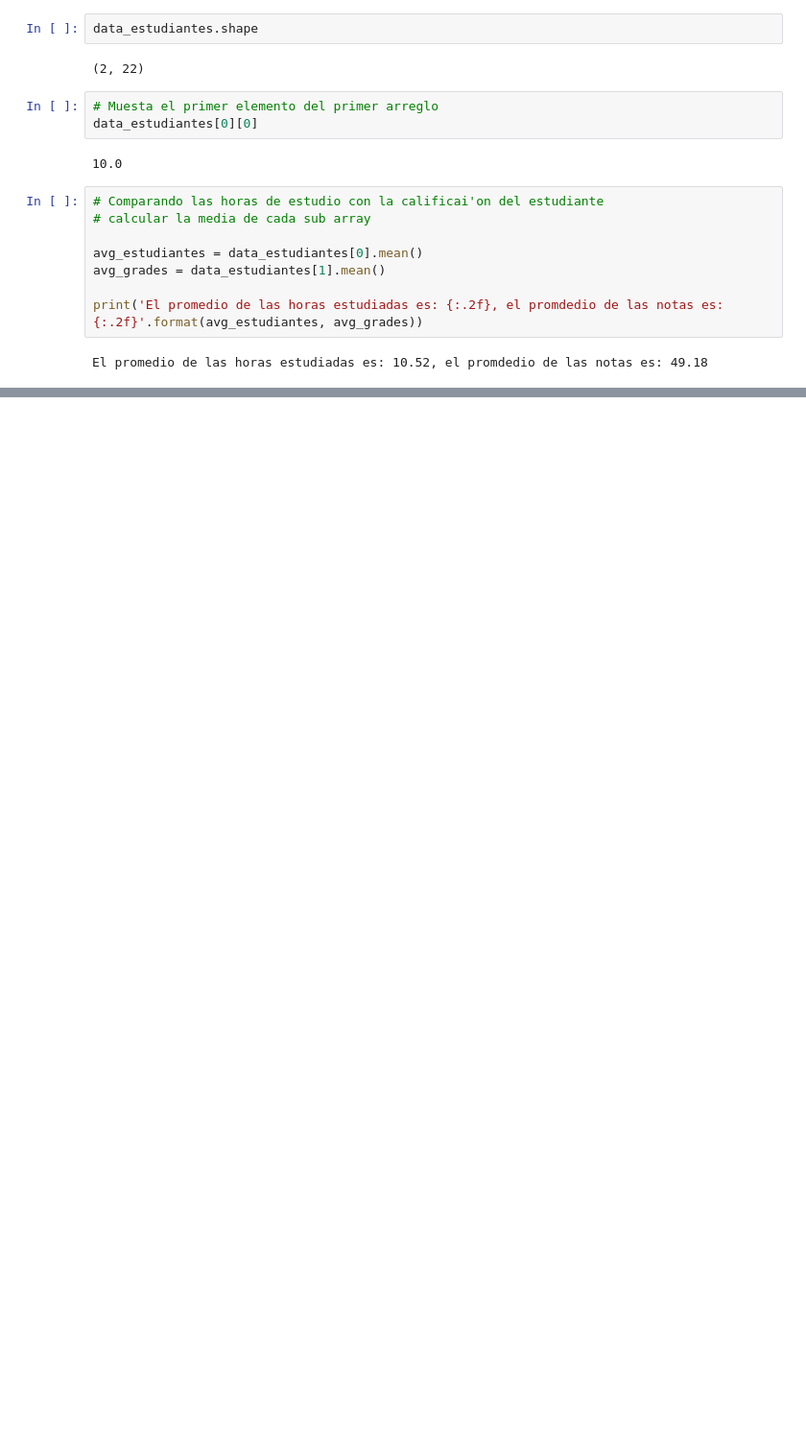
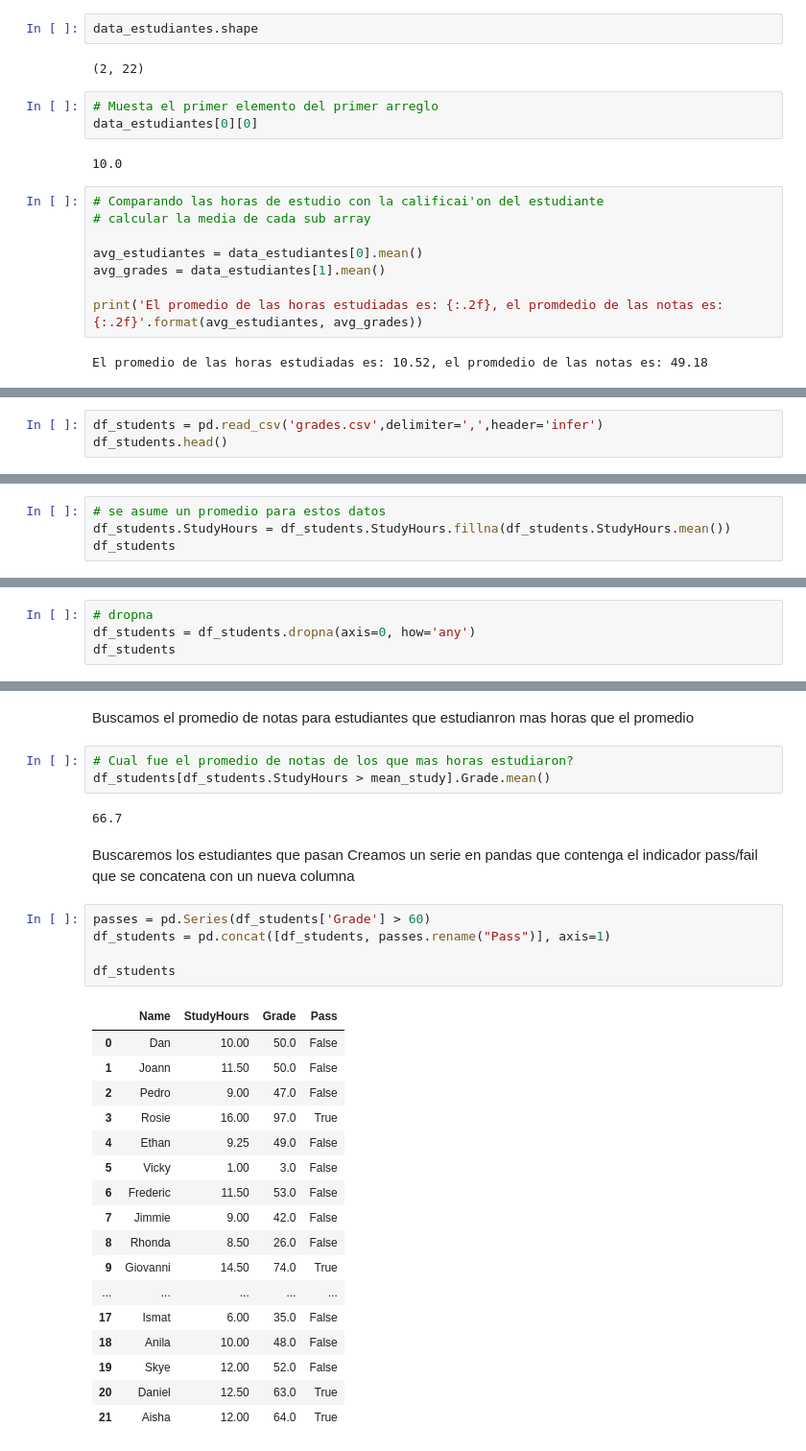
Before and after one commit to ManuelPimienta/Exploraci-n-y-an-lisis-de-datos-con-Python, a Jupyter notebook: Jupyter_files/Data_arrays_Numpy.ipynb, the cells around one changed output, grey strips where cells are left out. Shown at 96% size. Drawn from its saved outputs; the diff is of its cells as text; blank space fills up the shorter version.

Commit message:
Terminacion ejemplo dataframe

```diff
--- a/Jupyter_files/Data_arrays_Numpy.ipynb
+++ b/Jupyter_files/Data_arrays_Numpy.ipynb
@@ -41,0 +133,3 @@ El promedio de las horas estudiadas es: 10.52, el promdedio de las notas es: 49.
+# %%
+df_students = pd.read_csv('grades.csv',delimiter=',',header='infer')
+df_students.head()
@@ -41,0 +158,4 @@ El promedio de las horas estudiadas es: 10.52, el promdedio de las notas es: 49.
+# %%
+# se asume un promedio para estos datos
+df_students.StudyHours = df_students.StudyHours.fillna(df_students.StudyHours.mean())
+df_students
@@ -41,0 +180,4 @@ El promedio de las horas estudiadas es: 10.52, el promdedio de las notas es: 49.
+# %%
+# dropna
+df_students = df_students.dropna(axis=0, how='any')
+df_students
@@ -41,0 +233,33 @@ El promedio de las horas estudiadas es: 10.52, el promdedio de las notas es: 49.
+# %% [markdown]
+Buscamos el promedio de notas para estudiantes que estudianron mas horas que el promedio
+# %%
+# Cual fue el promedio de notas de los que mas horas estudiaron?
+df_students[df_students.StudyHours > mean_study].Grade.mean()
+# %% [output]
+66.7
+# %% [markdown]
+Buscaremos los estudiantes que pasan
+Creamos un serie en pandas que contenga el indicador pass/fail que se concatena con un nueva columna
+# %%
+passes = pd.Series(df_students['Grade'] > 60)
+df_students = pd.concat([df_students, passes.rename("Pass")], axis=1)
+
+df_students
+# %% [output]
+|  | Name | StudyHours | Grade | Pass |
+| 0 | Dan | 10.00 | 50.0 | False |
+| 1 | Joann | 11.50 | 50.0 | False |
+| 2 | Pedro | 9.00 | 47.0 | False |
+| 3 | Rosie | 16.00 | 97.0 | True |
+| 4 | Ethan | 9.25 | 49.0 | False |
+| 5 | Vicky | 1.00 | 3.0 | False |
+| 6 | Frederic | 11.50 | 53.0 | False |
+| 7 | Jimmie | 9.00 | 42.0 | False |
+| 8 | Rhonda | 8.50 | 26.0 | False |
+| 9 | Giovanni | 14.50 | 74.0 | True |
+| ... | ... | ... | ... | ... |
+| 17 | Ismat | 6.00 | 35.0 | False |
+| 18 | Anila | 10.00 | 48.0 | False |
+| 19 | Skye | 12.00 | 52.0 | False |
+| 20 | Daniel | 12.50 | 63.0 | True |
+| 21 | Aisha | 12.00 | 64.0 | True |
```
Also changed, not shown: parts of 24 cells of this notebook, 1 other file.
